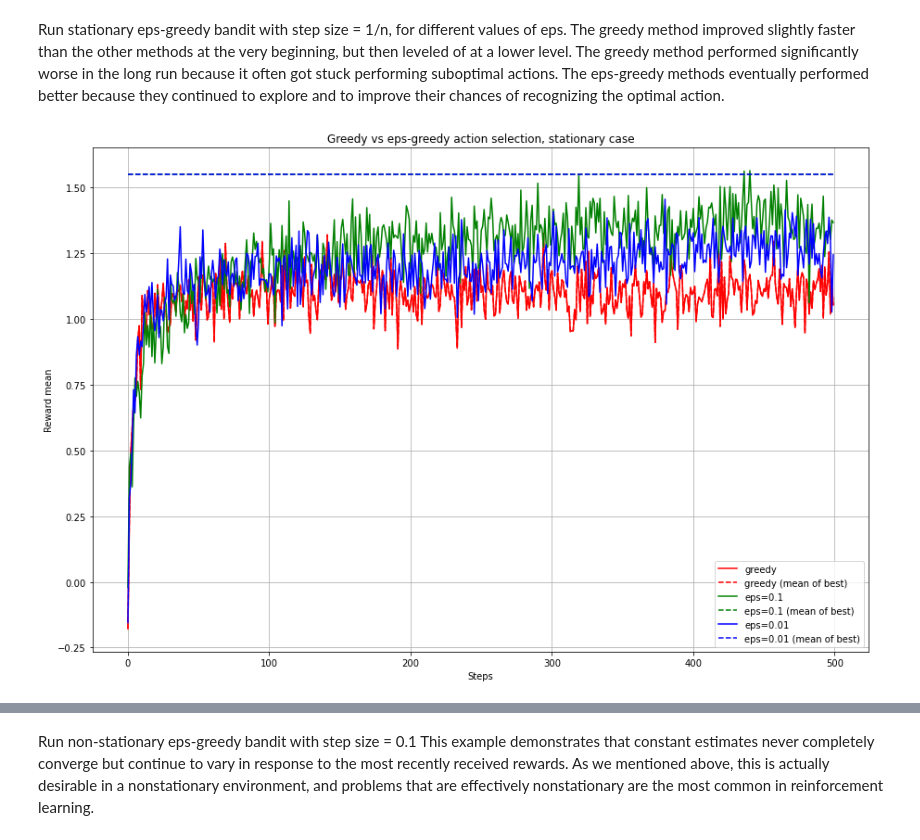
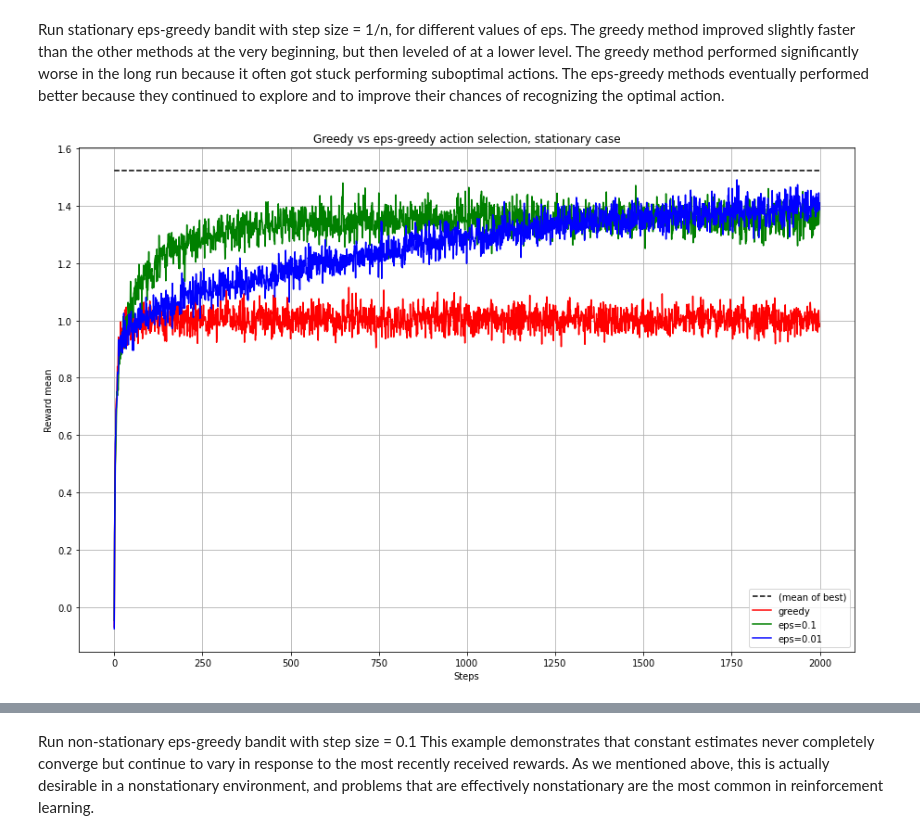
Before and after one commit to shamrous/RL, a Jupyter notebook: Bandit/Bandit.ipynb, the cells around one changed output, grey strips where cells are left out. Saved outputs shown, nothing was run; the diff lists cells and outputs as text; code cells hidden in the pictures.

```diff
--- a/Bandit/Bandit.ipynb
+++ b/Bandit/Bandit.ipynb
@@ -37,8 +42,8 @@ def draw_plot(title):
     plt.grid(True)
     plt.show()
 # %%
-n_bandits = 200
-steps = 500
+n_bandits = 1000
+steps = 2000
 arms = 10
 mean = 0.0
 stdev = 1.0
@@ -51,31 +56,32 @@ The greedy method improved slightly faster than the other methods at the very be
 of at a lower level. The greedy method performed significantly worse in the long run because it often got stuck performing suboptimal actions.
 The eps-greedy methods eventually performed better because they continued to explore and to improve their chances of recognizing
 the optimal action.
+# %%
+steps = 2000
 # %%
+%%time
 fn_eps_greedy = partial(Bandit.configure,
                     step_size = "sample_average", step_size_params = None,
                     step_updater = "inc_to_error_stationary", step_updater_params = None,
                     init_Q = 0)
 
 for bandit in bandits:
     fn_eps_greedy(bandit, action_selector = "greedy", action_selector_params = None)
 steps_mean_greedy, steps_mean_greedy_best = calculate_rewards_mean_per_step(bandits, steps)
 
 for bandit in bandits:
     fn_eps_greedy(bandit, action_selector = "eps_greedy", action_selector_params = {'eps':0.1})
-steps_mean_greedy_eps_01, steps_mean_greedy_eps_01_best = calculate_rewards_mean_per_step(bandits, steps)
+steps_mean_greedy_eps_01, _ = calculate_rewards_mean_per_step(bandits, steps)
 
 for bandit in bandits:
     fn_eps_greedy(bandit, action_selector = "eps_greedy", action_selector_params = {'eps':0.01})
-steps_mean_greedy_eps_001, steps_mean_greedy_eps_001_best = calculate_rewards_mean_per_step(bandits, steps)
+steps_mean_greedy_eps_001, _ = calculate_rewards_mean_per_step(bandits, steps)
 
 plt.figure(figsize=(15, 10))
+plt.plot(np.arange(steps), steps_mean_greedy_best, 'k--', label="(mean of best)")
 plt.plot(np.arange(steps), steps_mean_greedy, 'r', label="greedy")
-plt.plot(np.arange(steps), steps_mean_greedy_best, 'r--', label="greedy (mean of best)")
 plt.plot(np.arange(steps), steps_mean_greedy_eps_01, 'g', label="eps=0.1")
-plt.plot(np.arange(steps), steps_mean_greedy_eps_01_best, 'g--', label="eps=0.1 (mean of best)")
 plt.plot(np.arange(steps), steps_mean_greedy_eps_001, 'b', label="eps=0.01")
-plt.plot(np.arange(steps), steps_mean_greedy_eps_001_best, 'b--', label="eps=0.01 (mean of best)")
 draw_plot("Greedy vs eps-greedy action selection, stationary case")
 # %% [output]
-[figure, old version]
+[figure, new version]
```
Also changed, not shown: parts of 3 cells of this notebook.
